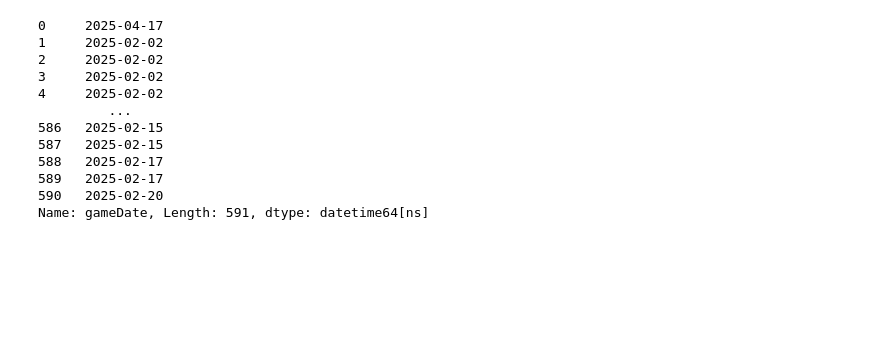
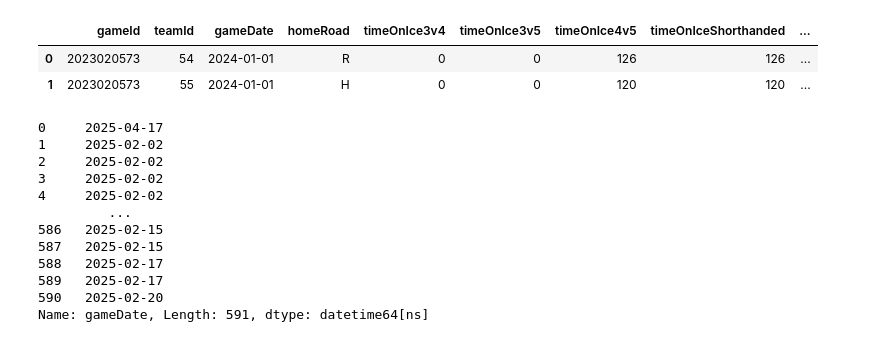
Before and after one commit to tristanrussell2000/hockeydata, a Jupyter notebook: download_testing.ipynb, the cells around one changed output. Cells and saved outputs as stored; diff of their text form; code cells hidden in the pictures; blank space fills up the shorter version.

Commit message:
Added toi asset, adjusted some stats for toi, added 5v4 shot gen numbers

```diff
--- a/download_testing.ipynb
+++ b/download_testing.ipynb
@@ -19,3 +19,15 @@ import requests
 NHL_STATS_API_BASE_URL = "https://api.nhle.com/stats/rest/en"
 url = f"{NHL_STATS_API_BASE_URL}/game?limit=-1&cayenneExp=gameDate>=\"2025-02-02\""
 response = requests.get(url).json()
+# %%
+urlPK = f"{NHL_STATS_API_BASE_URL}/team/penaltykilltime?limit=-1&isGame=true&cayenneExp=gameDate==\"2024-01-01\""
+urlPP = f"{NHL_STATS_API_BASE_URL}/team/powerplaytime?limit=-1&isGame=true&cayenneExp=gameDate==\"2024-01-01\""
+# %%
+pk = requests.get(urlPK).json()
+pp = requests.get(urlPP).json()
+# %%
+pk_df = pd.DataFrame(pk["data"])
+pp_df = pd.DataFrame(pp["data"])
+
+pk_df.head()
+pd.set_option('display.max_columns', None)
@@ -22,3 +50,11 @@ response = requests.get(url).json()
+# %%
+
+cols_to_keep = ["gameId", "teamId", "gameDate_x", "homeRoad_x", "timeOnIce3v4", "timeOnIce3v5", "timeOnIce4v5", "timeOnIceShorthanded", "timeOnIce4v3", "timeOnIce5v3", "timeOnIce5v4", "timeOnIcePp"]
+pk_df.merge(pp_df, on=["gameId", "teamId"], how="inner")[cols_to_keep].rename(columns={"gameDate_x": "gameDate", "homeRoad_x": "homeRoad"})
+# %% [output]
+|  | gameId | teamId | gameDate | homeRoad | timeOnIce3v4 | timeOnIce3v5 | timeOnIce4v5 | timeOnIceShorthanded | ... |
+| 0 | 2023020573 | 54 | 2024-01-01 | R | 0 | 0 | 126 | 126 | ... |
+| 1 | 2023020573 | 55 | 2024-01-01 | H | 0 | 0 | 120 | 120 | ... |
 # %%
 all_games = [game for game in response["data"]]
 # %%
```
Also changed, not shown: parts of 2 cells of this notebook, 10 other files.
